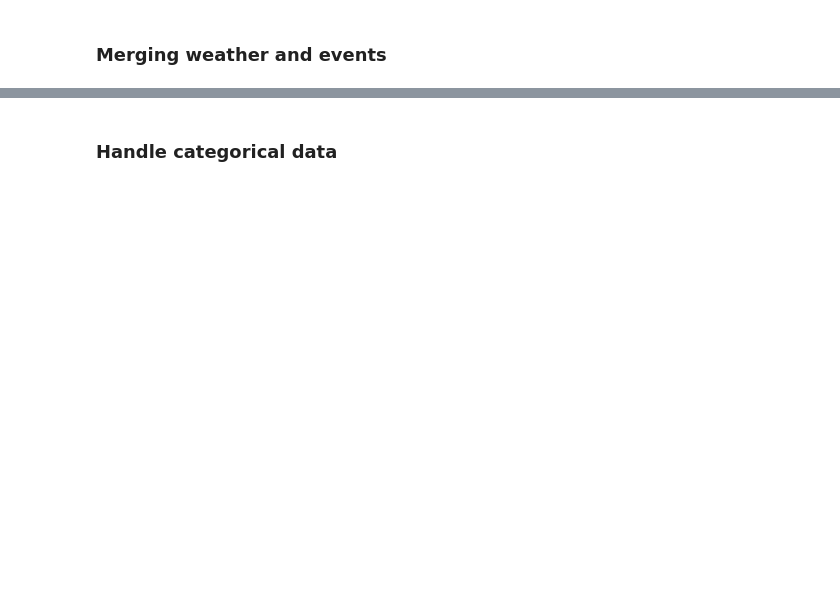
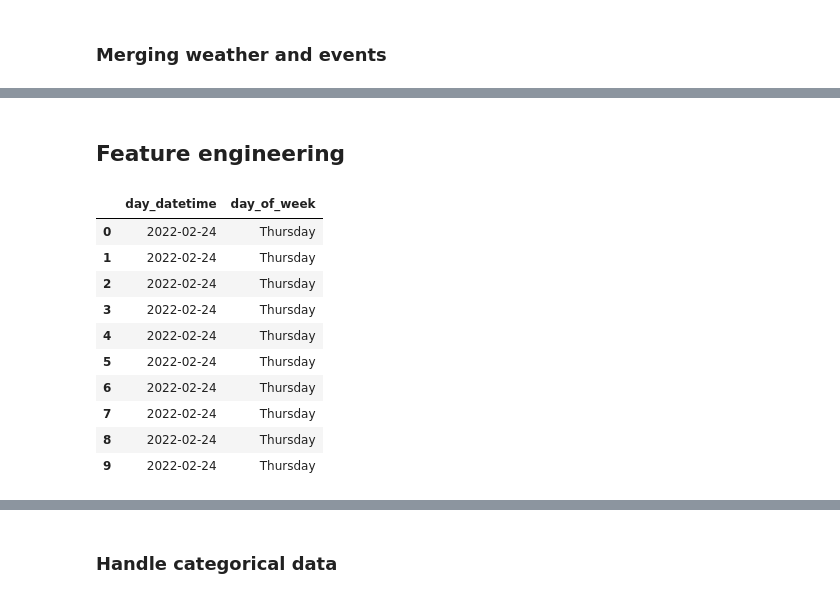
Before and after one commit to technicsx/SD_SaaS_Project, a Jupyter notebook: 2_data_preparation/3_prepare_final_dataset.ipynb, the cells around one changed output, grey strips where cells are left out. Cells and saved outputs as stored; diff of their text form; code cells hidden in the pictures; blank space fills up the shorter version.

```diff
--- a/2_data_preparation/3_prepare_final_dataset.ipynb
+++ b/2_data_preparation/3_prepare_final_dataset.ipynb
@@ -270,0 +462,21 @@ df_weather_v5.head(5)
+# %% [markdown]
+## Feature engineering
+# %%
+# Add day of week name
+df_weather_v6 = pd.DataFrame(df_weather_v5)
+
+df_weather_v6["day_of_week"] = df_weather_v6["day_datetime"].apply(lambda date: pd.to_datetime(date).day_name())
+
+df_weather_v6[["day_datetime", "day_of_week"]].head(10)
+# %% [output]
+|  | day_datetime | day_of_week |
+| 0 | 2022-02-24 | Thursday |
+| 1 | 2022-02-24 | Thursday |
+| 2 | 2022-02-24 | Thursday |
+| 3 | 2022-02-24 | Thursday |
+| 4 | 2022-02-24 | Thursday |
+| 5 | 2022-02-24 | Thursday |
+| 6 | 2022-02-24 | Thursday |
+| 7 | 2022-02-24 | Thursday |
+| 8 | 2022-02-24 | Thursday |
+| 9 | 2022-02-24 | Thursday |
```
Also changed, not shown: parts of 29 cells of this notebook.
